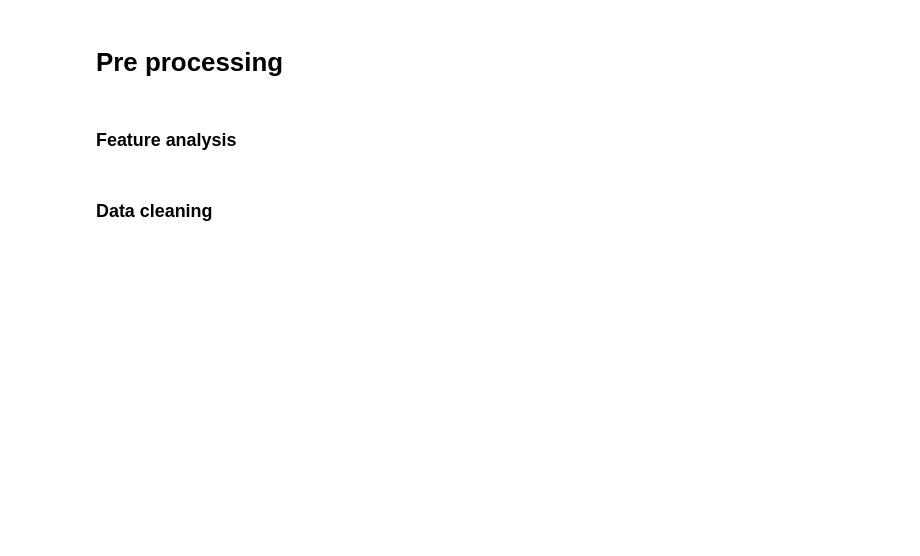
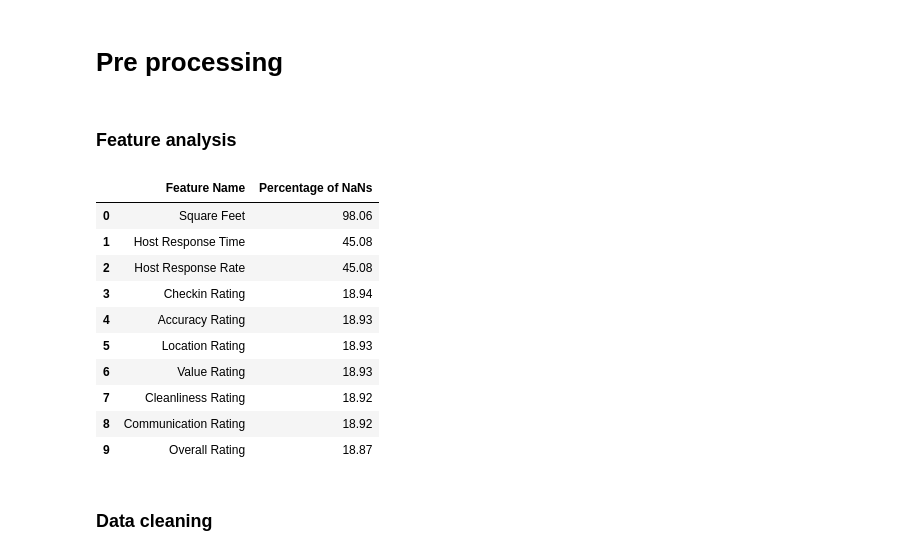
Before and after one commit to jose-melo/airbnb-berlin-price, a Jupyter notebook: src/berlin.ipynb, the cells around one changed output. Drawn from its saved outputs; the diff is of its cells as text; code cells hidden in the pictures; blank space fills up the shorter version.

```diff
--- a/src/berlin.ipynb
+++ b/src/berlin.ipynb
@@ -118,6 +158,20 @@ def nan_percentage_analysis():
     nan_percentage = percentage_of_nans(df_train)
     df = nan_percentage[nan_percentage['Percentage of NaNs'] >= 18]
     display(df.sort_values(by=['Percentage of NaNs'], ascending=False).reset_index().drop(['index'], axis=1))
+# %%
+nan_percentage_analysis()
+# %% [output]
+|  | Feature Name | Percentage of NaNs |
+| 0 | Square Feet | 98.06 |
+| 1 | Host Response Time | 45.08 |
+| 2 | Host Response Rate | 45.08 |
+| 3 | Checkin Rating | 18.94 |
+| 4 | Accuracy Rating | 18.93 |
+| 5 | Location Rating | 18.93 |
+| 6 | Value Rating | 18.93 |
+| 7 | Cleanliness Rating | 18.92 |
+| 8 | Communication Rating | 18.92 |
+| 9 | Overall Rating | 18.87 |
 # %% [markdown]
 ### Data cleaning
 # %%
```
Also changed, not shown: parts of 20 cells of this notebook, 2 other files.
